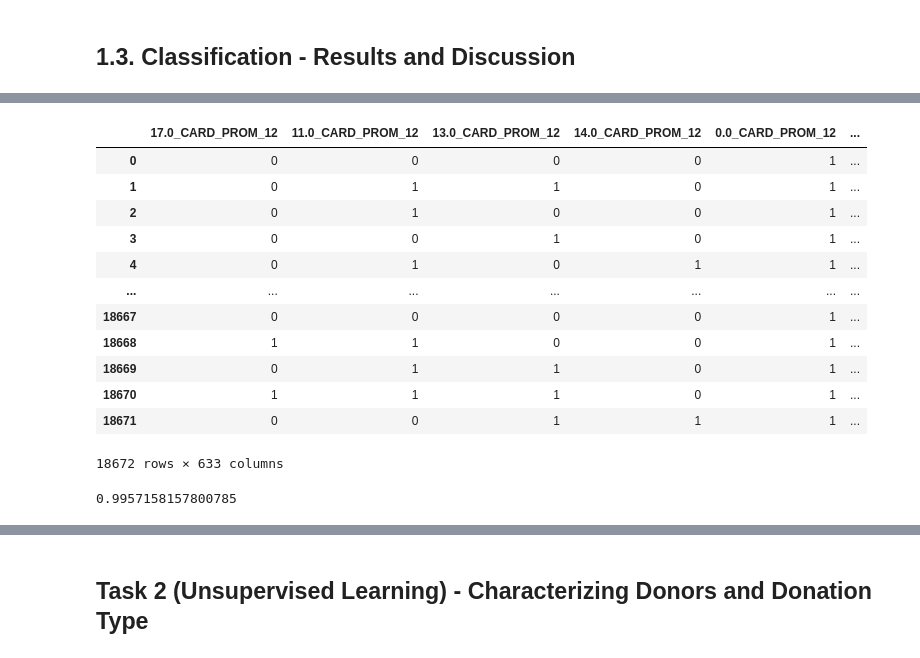
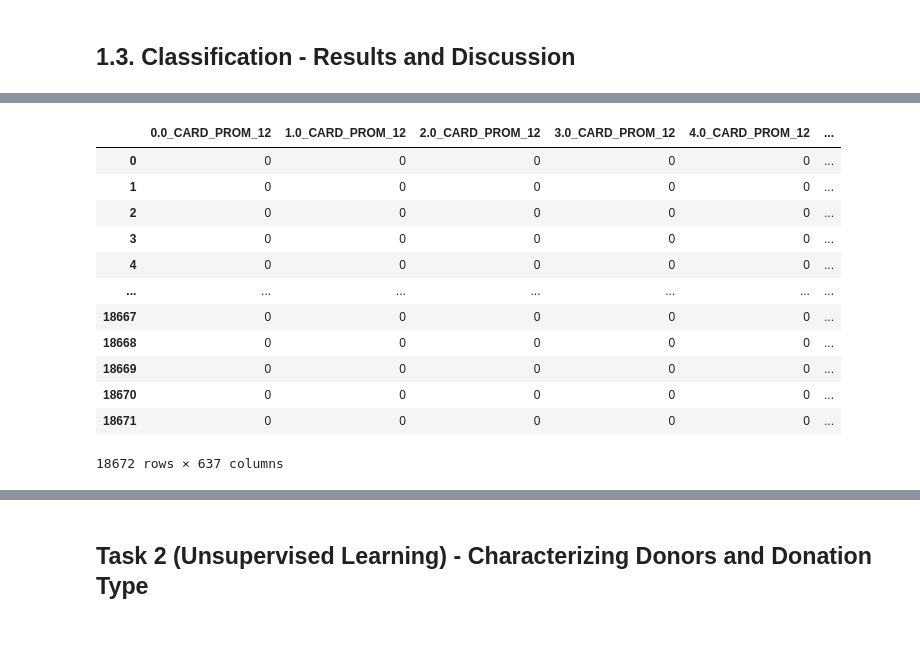
Before and after one commit to F-Madruga/Donation_Dataset_Predictions_FCUL, a Jupyter notebook: AA_202021_Project.ipynb, the cells around one changed output, grey strips where cells are left out. Drawn from its saved outputs; the diff is of its cells as text; code cells hidden in the pictures.

```diff
--- a/AA_202021_Project.ipynb
+++ b/AA_202021_Project.ipynb
@@ -621,5 +623,19 @@ def cross_validation_model(donor_X, donor_y, classifier, splits, sme=SMOTE(rando
             plt.title('Confusion Matrix - Test Set')
             plt.show()
     return pd.DataFrame(scores)
+# %%
+def get_binary_database(df):
+    result = None
+    for column in df.columns:
+        te = TransactionEncoder()
+        te_ary = te.fit(df[column].to_frame().values).transform(df[column].to_frame().values)
+        binary_database = pd.DataFrame(te_ary, columns=te.columns_)
+        binary_database = binary_database.add_suffix('_' + column)
+        if result is None:
+            result = binary_database
+        else:
+            #binary_database.add_suffix('_' + column)
+            result = result.join(binary_database)
+    return result
 # %% [markdown]
 ## 1.3. Classification - Results and Discussion
@@ -656,23 +660,0 @@ scores.describe().iloc[1].to_frame().transpose()
-# %%
-def get_binary_database(df):
-    result = None
-    for column in df.columns:
-        itemset = set(df[column].unique())
-        encoded_vals = []
-        for index, row in df.iterrows():
-            rowset = set(row)
-            labels = {}
-            uncommons = list(itemset - rowset)
-            commons = list(itemset.intersection(rowset))
-            for uc in uncommons:
-                labels[uc] = 0
-            for com in commons:
-                labels[com] = 1
-            encoded_vals.append(labels)
-        encoded_vals[0]
-        ohe_df = pd.DataFrame(encoded_vals)
-        if result is None:
-            result = ohe_df.add_suffix('_' + column)
-        else:
-            result = result.join(ohe_df, rsuffix='_' + column)
-    return result
@@ -825,18 +699,18 @@ scores.describe().iloc[1].to_frame().transpose()
 # %%
-binary_database = get_binary_database(df.drop(columns=['TARGET_D', 'SES', 'DONATION_TYPE']))
+binary_database = get_binary_database(df.drop(columns=['TARGET_D', 'DONATION_TYPE'])).astype(int)
 binary_database
 # %% [output]
-|  | 17.0_CARD_PROM_12 | 11.0_CARD_PROM_12 | 13.0_CARD_PROM_12 | 14.0_CARD_PROM_12 | 0.0_CARD_PROM_12 | ... |
-| 0 | 0 | 0 | 0 | 0 | 1 | ... |
-| 1 | 0 | 1 | 1 | 0 | 1 | ... |
-| 2 | 0 | 1 | 0 | 0 | 1 | ... |
-| 3 | 0 | 0 | 1 | 0 | 1 | ... |
-| 4 | 0 | 1 | 0 | 1 | 1 | ... |
+|  | 0.0_CARD_PROM_12 | 1.0_CARD_PROM_12 | 2.0_CARD_PROM_12 | 3.0_CARD_PROM_12 | 4.0_CARD_PROM_12 | ... |
+| 0 | 0 | 0 | 0 | 0 | 0 | ... |
+| 1 | 0 | 0 | 0 | 0 | 0 | ... |
+| 2 | 0 | 0 | 0 | 0 | 0 | ... |
+| 3 | 0 | 0 | 0 | 0 | 0 | ... |
+| 4 | 0 | 0 | 0 | 0 | 0 | ... |
 | ... | ... | ... | ... | ... | ... | ... |
-| 18667 | 0 | 0 | 0 | 0 | 1 | ... |
-| 18668 | 1 | 1 | 0 | 0 | 1 | ... |
-| 18669 | 0 | 1 | 1 | 0 | 1 | ... |
-| 18670 | 1 | 1 | 1 | 0 | 1 | ... |
-| 18671 | 0 | 0 | 1 | 1 | 1 | ... |
+| 18667 | 0 | 0 | 0 | 0 | 0 | ... |
+| 18668 | 0 | 0 | 0 | 0 | 0 | ... |
+| 18669 | 0 | 0 | 0 | 0 | 0 | ... |
+| 18670 | 0 | 0 | 0 | 0 | 0 | ... |
+| 18671 | 0 | 0 | 0 | 0 | 0 | ... |
-18672 rows × 633 columns
+18672 rows × 637 columns
 # %%
@@ -853,4 +717,0 @@ cls.fit(X_train, y_train)
-# %%
-cls.score(X_test, y_test)
-# %% [output]
-0.9957158157800785
```
Also changed, not shown: parts of 56 cells of this notebook.
